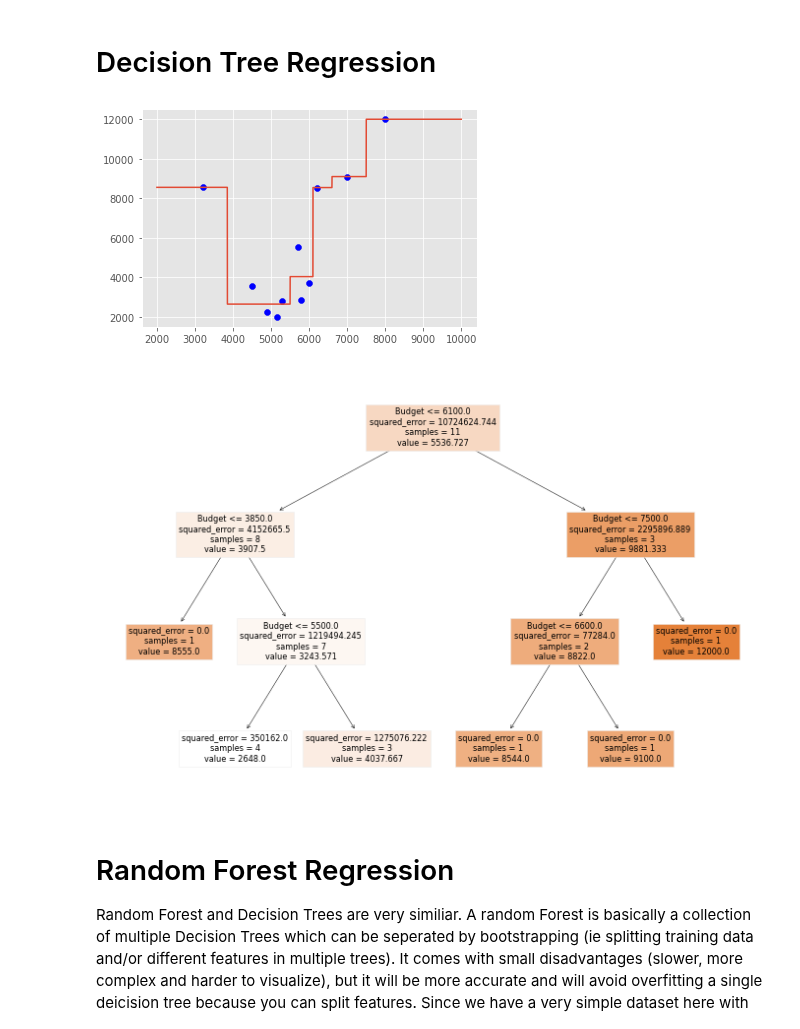
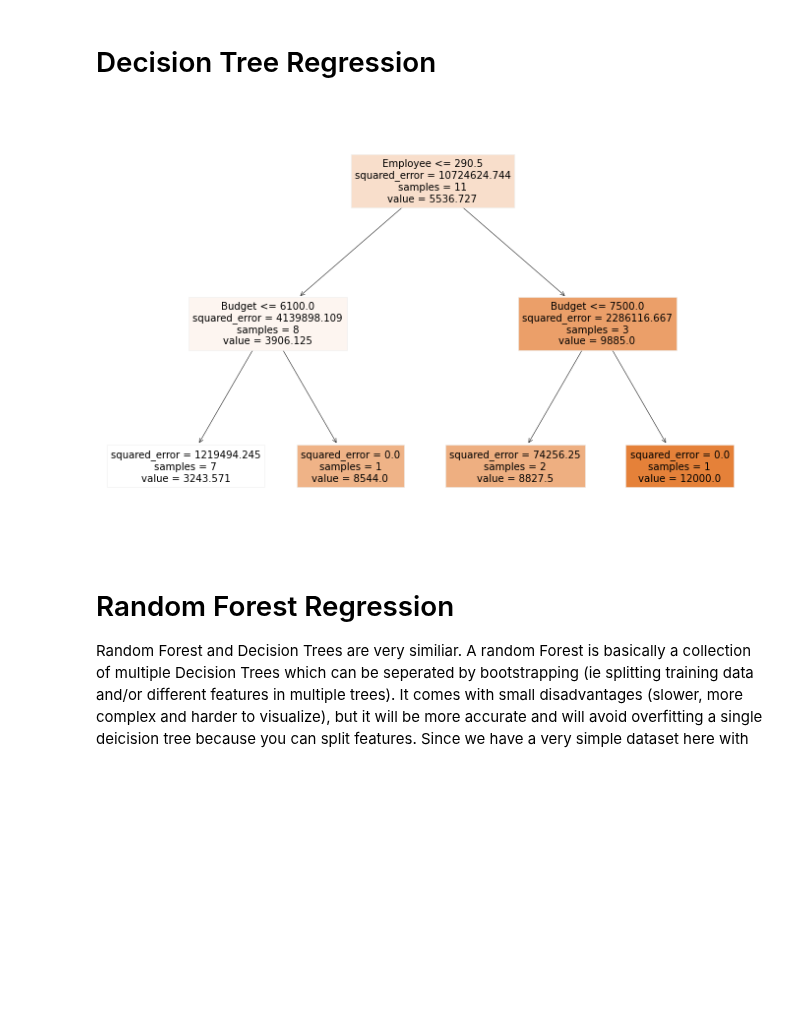
Before and after one commit to sebastian-sl/Basics, a Jupyter notebook: 01 DATA SCIENCE/ML/SKLEARN/1_1_Supervised_Regression.ipynb, the cells around one changed output. Saved outputs shown, nothing was run; the diff lists cells and outputs as text; code cells hidden in the pictures; blank space fills up the shorter version.

```diff
--- a/01 DATA SCIENCE/ML/SKLEARN/1_1_Supervised_Regression.ipynb
+++ b/01 DATA SCIENCE/ML/SKLEARN/1_1_Supervised_Regression.ipynb
@@ -114,27 +114,19 @@ plt.plot(predict, lr3.predict(poly3.fit_transform(predict)), color = "orange");
 # %%
 from sklearn.tree import DecisionTreeRegressor, plot_tree
 
 # Preparing Data
-x = prepare("budget")
+x = prepare("budget", "employee")
 y = prepare("sales")
 
-predict = prediction(2000, 10000)
-
 # Creating model
-regressor = DecisionTreeRegressor(random_state = 0, max_depth = 3)
+regressor = DecisionTreeRegressor(random_state = 0, max_depth = 2)
 regressor.fit(x, y)
-
-# Plotting the model as Diagram
-plt.scatter(x, y, color = "blue")
-plt.plot(predict, regressor.predict(predict))
-fig.show()
 
 # PLotting as Tree
 fig, ax = plt.subplots(figsize=(12, 8))
-plot_tree(regressor, ax = ax, feature_names = ["Budget"], filled = True);
+plot_tree(regressor, ax = ax, feature_names = ["Budget", "Employee"], filled = True);
 # %% [output]
-[figure, old version]
+[figure, new version]
-[figure, removed]
 # %% [markdown]
 # Random Forest Regression
 Random Forest and Decision Trees are very similiar. A random Forest is basically a collection of multiple Decision Trees which can be seperated by bootstrapping (ie splitting training data and/or different features in multiple trees). It comes with small disadvantages (slower, more complex and harder to visualize), but it will be more accurate and will avoid overfitting a single deicision tree because you can split features. Since we have a very simple dataset here with only 1 independent variable, we won't see any difference in the result but i still wanted to show how to apply the model in theory (without any arguments tho).
```
Also changed, not shown: parts of 2 cells of this notebook.
